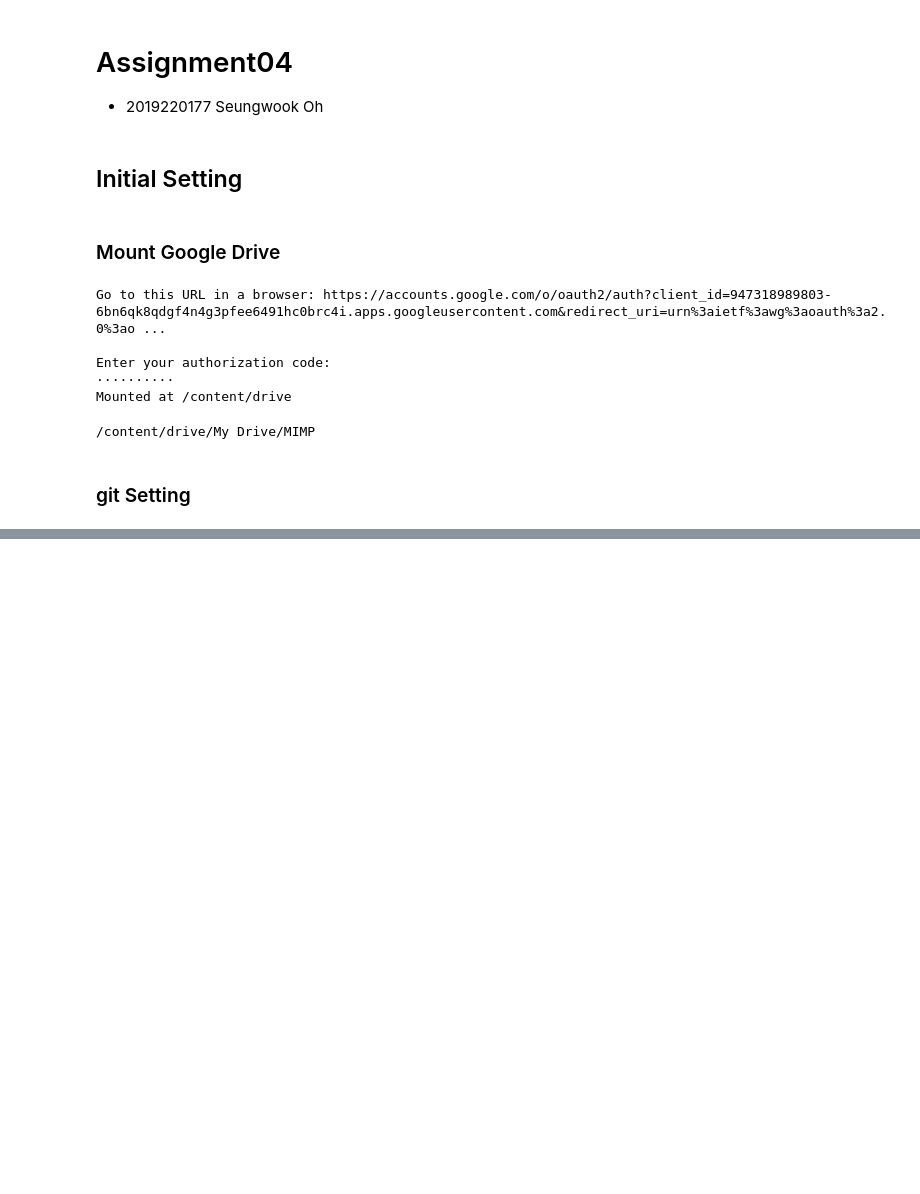
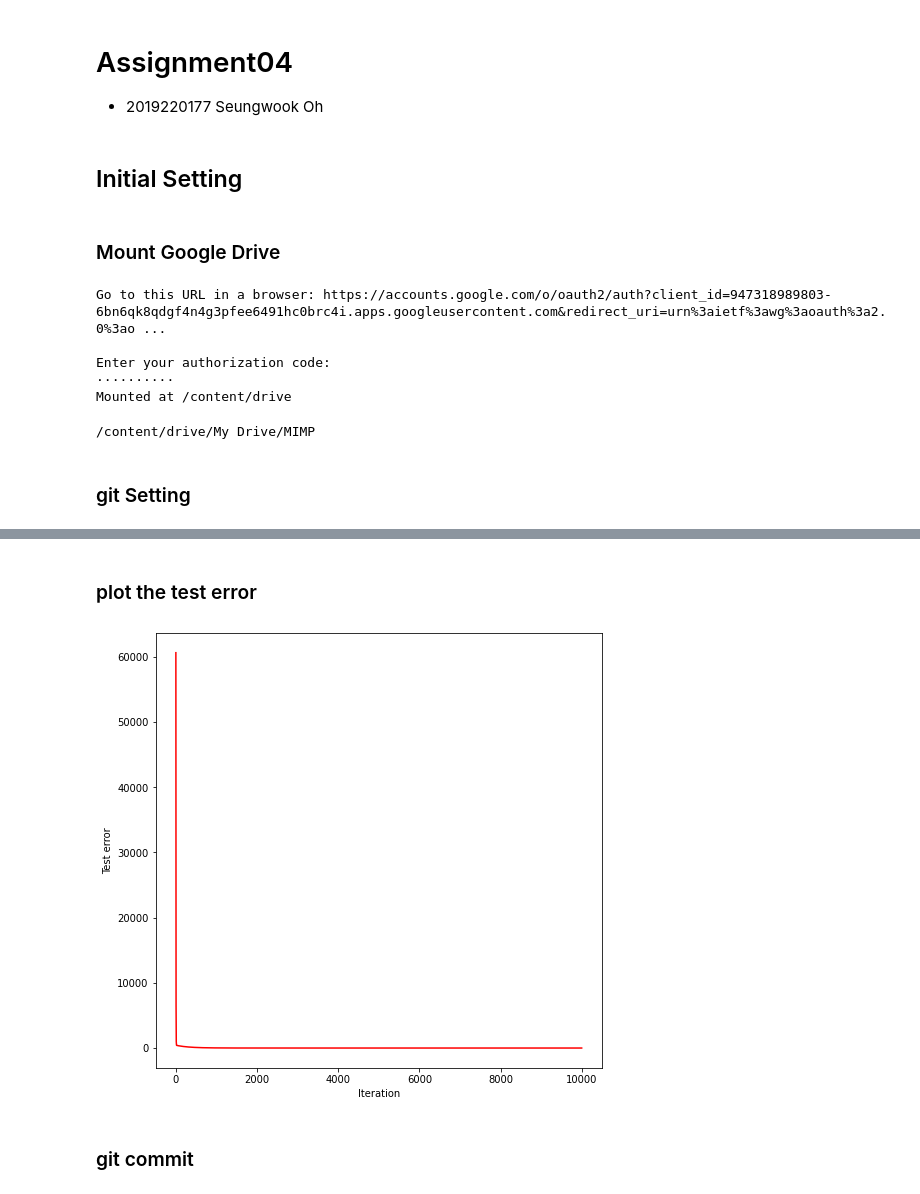
Before and after one commit to SooonChang/MIMP, a Jupyter notebook: Assignment04/Assignment04.ipynb, the cells around one changed output, grey strips where cells are left out. Cells and saved outputs as stored; diff of their text form; code cells hidden in the pictures; blank space fills up the shorter version.

```diff
--- a/Assignment04/Assignment04.ipynb
+++ b/Assignment04/Assignment04.ipynb
@@ -48,0 +224,15 @@ Aborting
+# %%
+test_cost = regress.test_error(test_x,test_y,test_z,test_h)
+# %% [markdown]
+### plot the test error
+# %%
+plt.figure(figsize = (8,8))
+plt.xlabel("Iteration")
+plt.ylabel("Test error")
+plt.plot(iteration, test_cost, c='r')
+
+plt.show()
+# %% [output]
+[figure, added]
+# %% [markdown]
+### git commit
```
Also changed, not shown: parts of 26 cells of this notebook.
